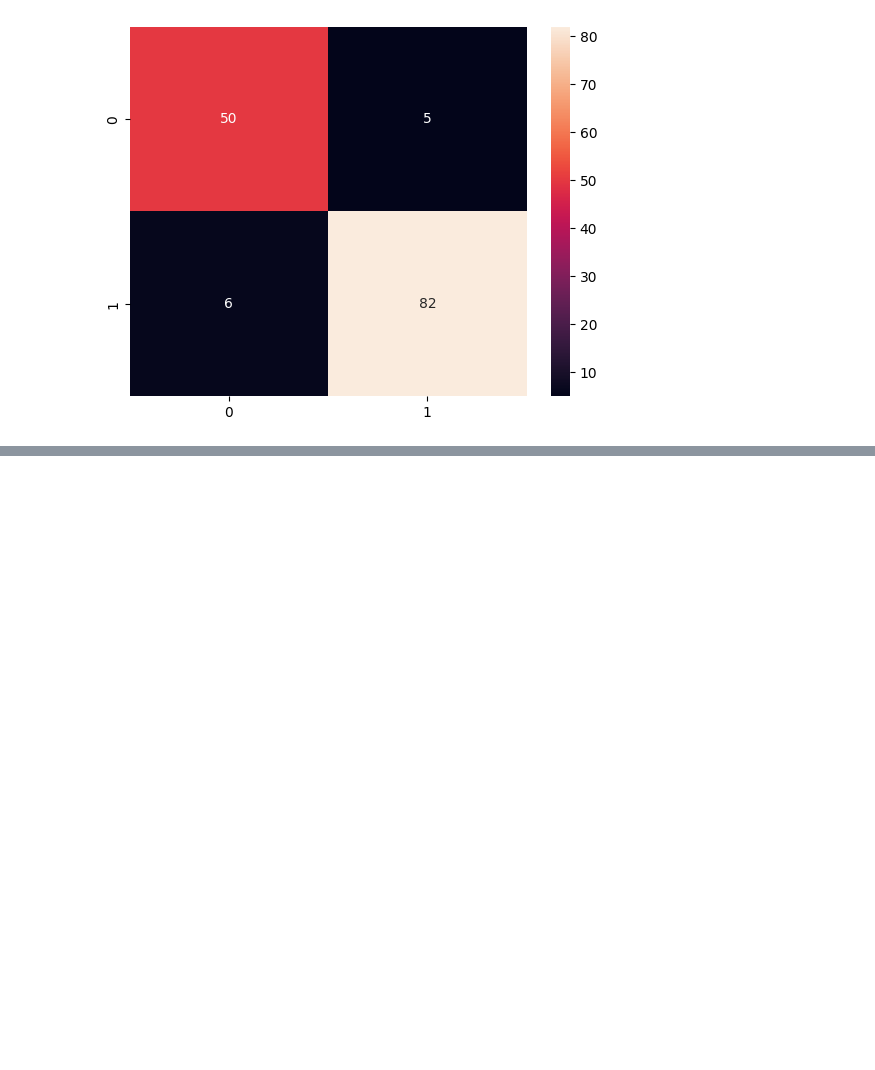
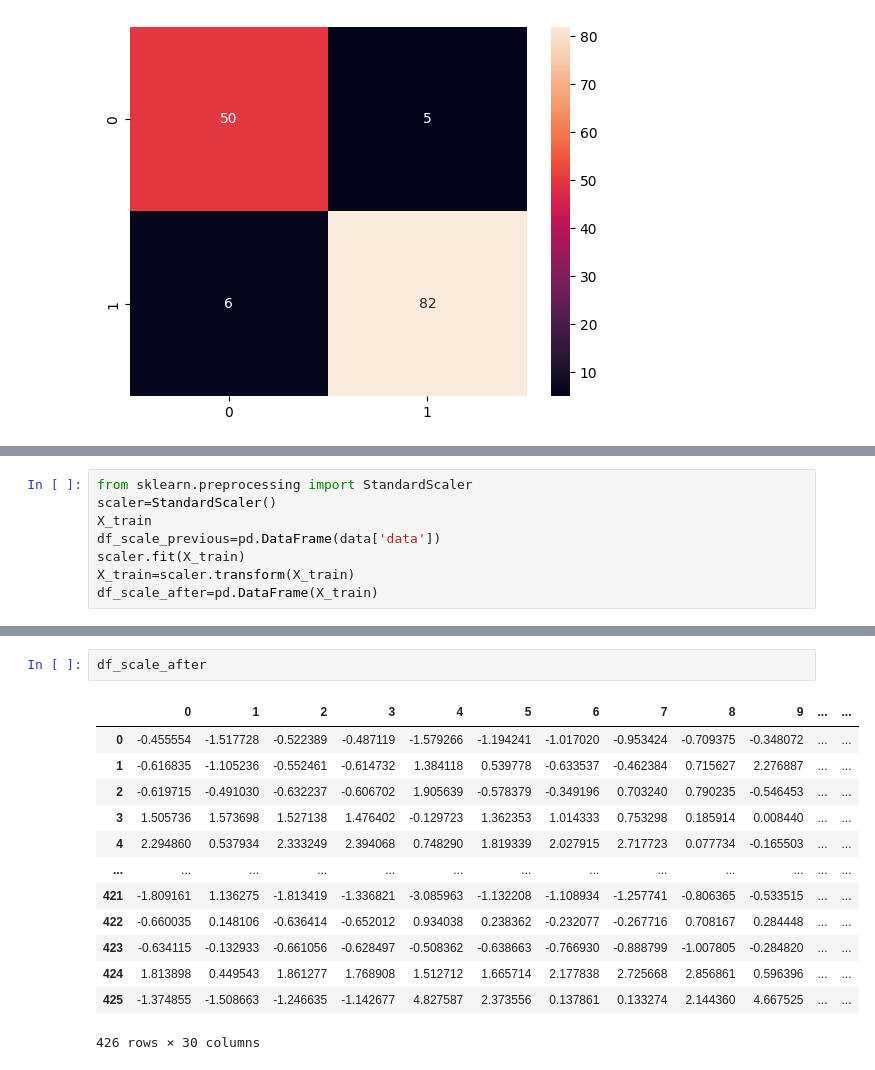
Before and after one commit to davidlealo/sic_ai_2025_jun, a Jupyter notebook: 03machinelearning/clase_7.ipynb, the cells around one changed output, grey strips where cells are left out. Cells and saved outputs as stored; diff of their text form; blank space fills up the shorter version.

```diff
--- a/03machinelearning/clase_7.ipynb
+++ b/03machinelearning/clase_7.ipynb
@@ -250,0 +275,8 @@ plt.show()
+# %%
+from sklearn.preprocessing import StandardScaler
+scaler=StandardScaler()
+X_train
+df_scale_previous=pd.DataFrame(data['data'])
+scaler.fit(X_train)
+X_train=scaler.transform(X_train)
+df_scale_after=pd.DataFrame(X_train)
@@ -250,0 +299,16 @@ plt.show()
+# %%
+df_scale_after
+# %% [output]
+|  | 0 | 1 | 2 | 3 | 4 | 5 | 6 | 7 | 8 | 9 | ... | ... |
+| 0 | -0.455554 | -1.517728 | -0.522389 | -0.487119 | -1.579266 | -1.194241 | -1.017020 | -0.953424 | -0.709375 | -0.348072 | ... | ... |
+| 1 | -0.616835 | -1.105236 | -0.552461 | -0.614732 | 1.384118 | 0.539778 | -0.633537 | -0.462384 | 0.715627 | 2.276887 | ... | ... |
+| 2 | -0.619715 | -0.491030 | -0.632237 | -0.606702 | 1.905639 | -0.578379 | -0.349196 | 0.703240 | 0.790235 | -0.546453 | ... | ... |
+| 3 | 1.505736 | 1.573698 | 1.527138 | 1.476402 | -0.129723 | 1.362353 | 1.014333 | 0.753298 | 0.185914 | 0.008440 | ... | ... |
+| 4 | 2.294860 | 0.537934 | 2.333249 | 2.394068 | 0.748290 | 1.819339 | 2.027915 | 2.717723 | 0.077734 | -0.165503 | ... | ... |
+| ... | ... | ... | ... | ... | ... | ... | ... | ... | ... | ... | ... | ... |
+| 421 | -1.809161 | 1.136275 | -1.813419 | -1.336821 | -3.085963 | -1.132208 | -1.108934 | -1.257741 | -0.806365 | -0.533515 | ... | ... |
+| 422 | -0.660035 | 0.148106 | -0.636414 | -0.652012 | 0.934038 | 0.238362 | -0.232077 | -0.267716 | 0.708167 | 0.284448 | ... | ... |
+| 423 | -0.634115 | -0.132933 | -0.661056 | -0.628497 | -0.508362 | -0.638663 | -0.766930 | -0.888799 | -1.007805 | -0.284820 | ... | ... |
+| 424 | 1.813898 | 0.449543 | 1.861277 | 1.768908 | 1.512712 | 1.665714 | 2.177838 | 2.725668 | 2.856861 | 0.596396 | ... | ... |
+| 425 | -1.374855 | -1.508663 | -1.246635 | -1.142677 | 4.827587 | 2.373556 | 0.137861 | 0.133274 | 2.144360 | 4.667525 | ... | ... |
+426 rows × 30 columns
```
Also changed, not shown: parts of 6 cells of this notebook.
